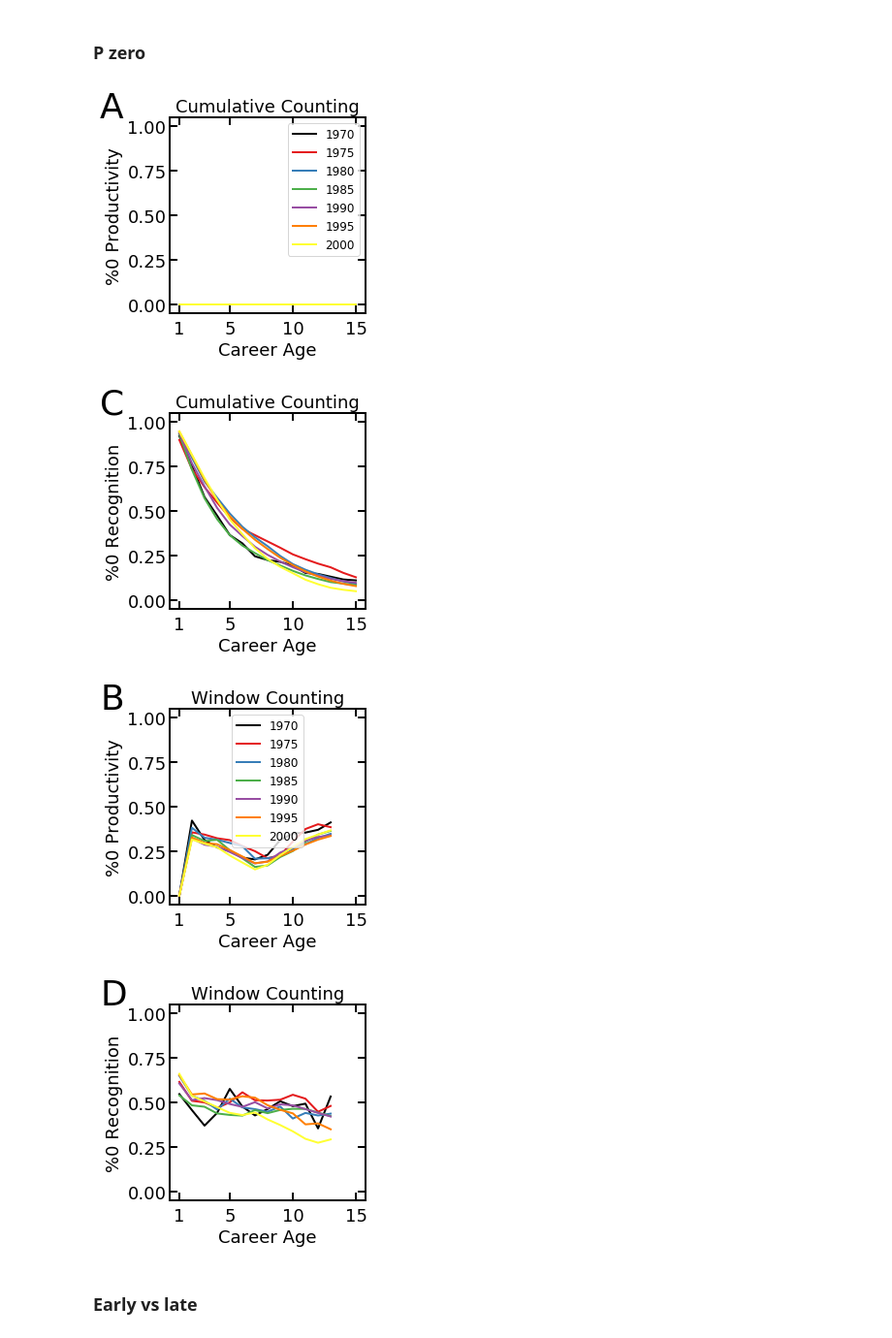
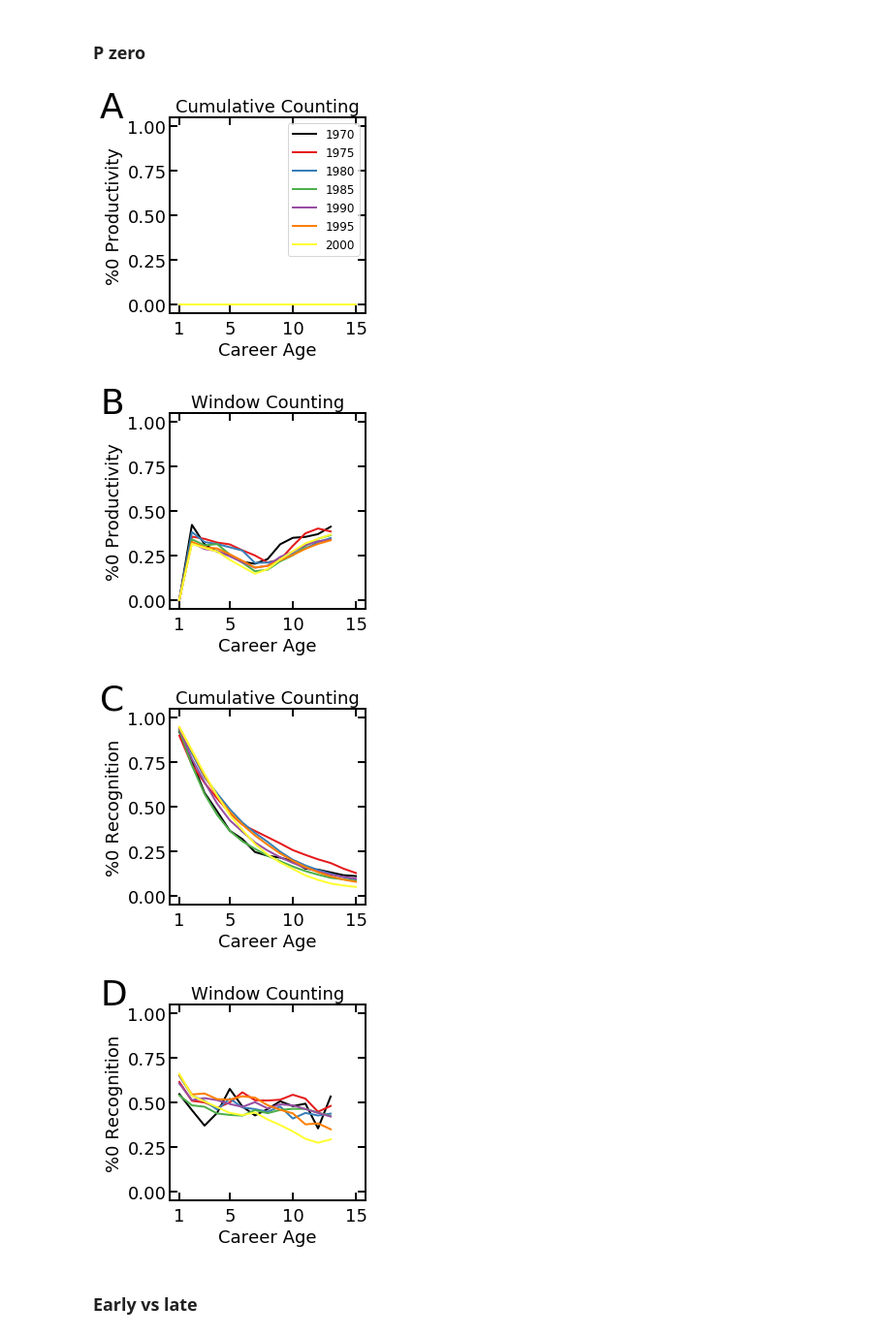
Before and after one commit to gesiscss/inequality, a Jupyter notebook: 7.Citation and Publication analysis.ipynb, the cells around one changed output. Shown at 97% size. Cells and saved outputs as stored; diff of their text form; code cells hidden in the pictures.

```diff
--- a/7.Citation and Publication analysis.ipynb
+++ b/7.Citation and Publication analysis.ipynb
@@ -510,36 +734,37 @@ def plot_heatmap(data, publish_years, crit):
     sns.heatmap(data_matrix.T[::-1], cmap="YlGnBu")
 # %%
 def agg_data_df(citations_window, func, func_name):
-    cohort_counts_ = citations_window.groupby(['start_year', 'career_age']).agg({
+    cohort_counts = citations_window.groupby(['start_year', 'career_age']).agg({
     'cum_num_pub':func, 'cum_num_cit':func, 'win_num_pub':func})
     # remove people not competing for attention
-    cohort_counts__ = citations_window[citations_window['num_pub']>0].groupby(['start_year', 'career_age']).agg({
+    cohort_counts_pub_gt0 = citations_window[citations_window['num_pub']>0].groupby(['start_year', 'career_age']).agg({
     'cit_3':func})
-    cohort_counts_['cit_3'] = cohort_counts__['cit_3']
-    cohort_counts_.reset_index(inplace=True)
-    cohort_counts_ = cohort_counts_.rename({
+    cohort_counts['cit_3'] = cohort_counts_pub_gt0['cit_3']
+    cohort_counts.reset_index(inplace=True)
+    cohort_counts = cohort_counts.rename({
         'cum_num_pub':f'{func_name}_cum_num_pub',
         'cum_num_cit':f'{func_name}_cum_num_cit',
         'win_num_pub':f'{func_name}_win_num_pub',
         'cit_3': f'{func_name}_win_num_cit'
     }, axis='columns')
-    return cohort_counts_
+    return cohort_counts
 # %%
-def plot_array_configs(data, configs, x_end=15, name_ext=''):
+def plot_array_configs(data, configs, letters, x_ends, name_ext=''):
     legend = True
-    for config in configs:
-        plot_criteria_over_career_ages(data, *config, legend=legend, x_end=x_end, name_ext=name_ext)
+    for config, letter, x_end in zip(configs, letters, x_ends):
+        plot_criteria_over_career_ages(data, *config, letter=letter, legend=legend, x_end=x_end, name_ext=name_ext)
         legend = False
 # %%
-def get_config1(crit, crit_name):
-    config1 = [(f'{crit}_cum_num_pub', f'{crit_name} Productivity', 'Cumulative Counting', 'A'),
-                (f'{crit}_cum_num_cit', f'{crit_name} Recognition', 'Cumulative Counting', 'C')]
+def get_config(crit, crit_name):
+    config1 = [(f'{crit}_cum_num_pub', f'{crit_name} Productivity', 'Cumulative Counting'),
+               (f'{crit}_win_num_pub', f'{crit_name} Productivity', 'Window Counting'),
+                (f'{crit}_cum_num_cit', f'{crit_name} Recognition', 'Cumulative Counting'),
+                (f'{crit}_win_num_cit', f'{crit_name} Recognition', 'Window Counting')]
     return config1
-
-def get_config2(crit, crit_name):
-    config2 = [(f'{crit}_win_num_pub', f'{crit_name} Productivity', 'Window Counting', 'B'),
-                (f'{crit}_win_num_cit', f'{crit_name} Recognition', 'Window Counting', 'D')]
-    return config2
+letters1 = ['A', 'B', 'C', 'D']
+letters2 = ['E', 'F', 'G', 'H']
+letters3 = ['I', 'J', 'K', 'L']
+x_ends = [15,13,15,13]
 # %%
 def plot_early_late_work(author_early_work, years_list, name_ext=''):
     num_iter = len(years_list)
@@ -677,12 +908,11 @@ plot_array_configs(cohort_counts_stayed_gini, get_config2('gini', 'Gini'), x_end
 ### P zero
 # %%
 cohort_counts_stayed_pzero = agg_data_df(citations_window_stayed, percentage_zeros, 'pzero')
-plot_array_configs(cohort_counts_stayed_pzero, get_config1('pzero', '%0'), name_ext='_stay')
-plot_array_configs(cohort_counts_stayed_pzero, get_config2('pzero', '%0'), x_end=13, name_ext='_stay') #plot 5
+plot_array_configs(cohort_counts_stayed_pzero, get_config('pzero', '%0'), letters1, x_ends)
 # %% [output]
 [figure]
-[figure, old version]
+[figure, new version]
-[figure, old version]
+[figure, new version]
 [figure]
 # %% [markdown]
 ### Early vs late
```
Also changed, not shown: parts of 56 cells of this notebook, 8 other files.
